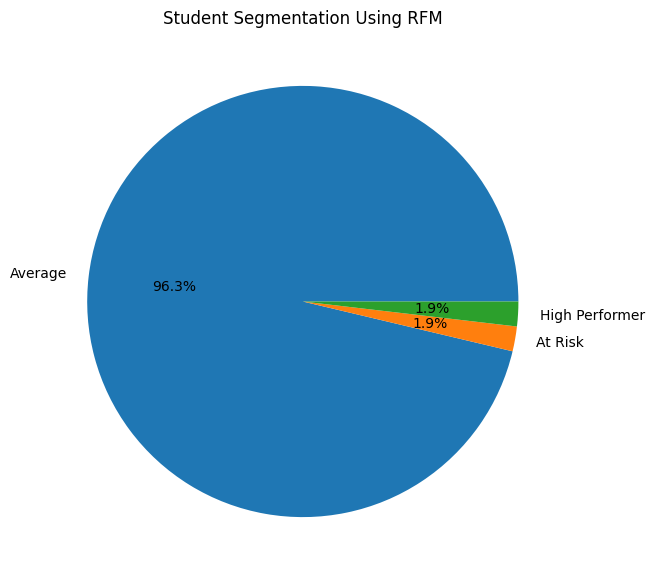
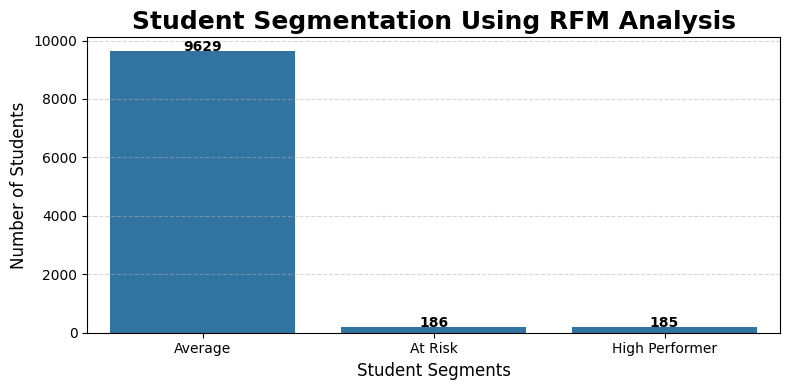
The notebook cell's code change between the first figure and the second:
--- before
+++ after
@@ -1,13 +1,55 @@
-plt.figure(figsize=(7,7))
+import matplotlib.pyplot as plt
+import seaborn as sns
 
-rfm['Segment'].value_counts().plot.pie(
-    autopct='%1.1f%%'
+segment_counts = (
+    rfm['Segment']
+    .value_counts()
+    .sort_values(ascending=False)
 )
 
-plt.title("Student Segmentation Using RFM")
-plt.ylabel("")
+plt.figure(figsize=(8,4))
+
+ax = sns.barplot(
+    x=segment_counts.index,
+    y=segment_counts.values
+)
+
+plt.title(
+    "Student Segmentation Using RFM Analysis",
+    fontsize=18,
+    fontweight='bold'
+)
+
+plt.xlabel(
+    "Student Segments",
+    fontsize=12
+)
+
+plt.ylabel(
+    "Number of Students",
+    fontsize=12
+)
+
+for i, value in enumerate(segment_counts.values):
+    plt.text(
+        i,
+        value + 20,
+        str(value),
+        ha='center',
+        fontweight='bold'
+    )
+
+plt.grid(
+    axis='y',
+    linestyle='--',
+    alpha=0.5
+)
+
+plt.tight_layout()
 
 plt.savefig(
-    "Output_Charts/Student_Segments.png"
+    "Output_Charts/Student_Segments.png",
+    dpi=300,
+    bbox_inches='tight'
 )
 

Commit: Updated EDA and Student Segmentation Charts